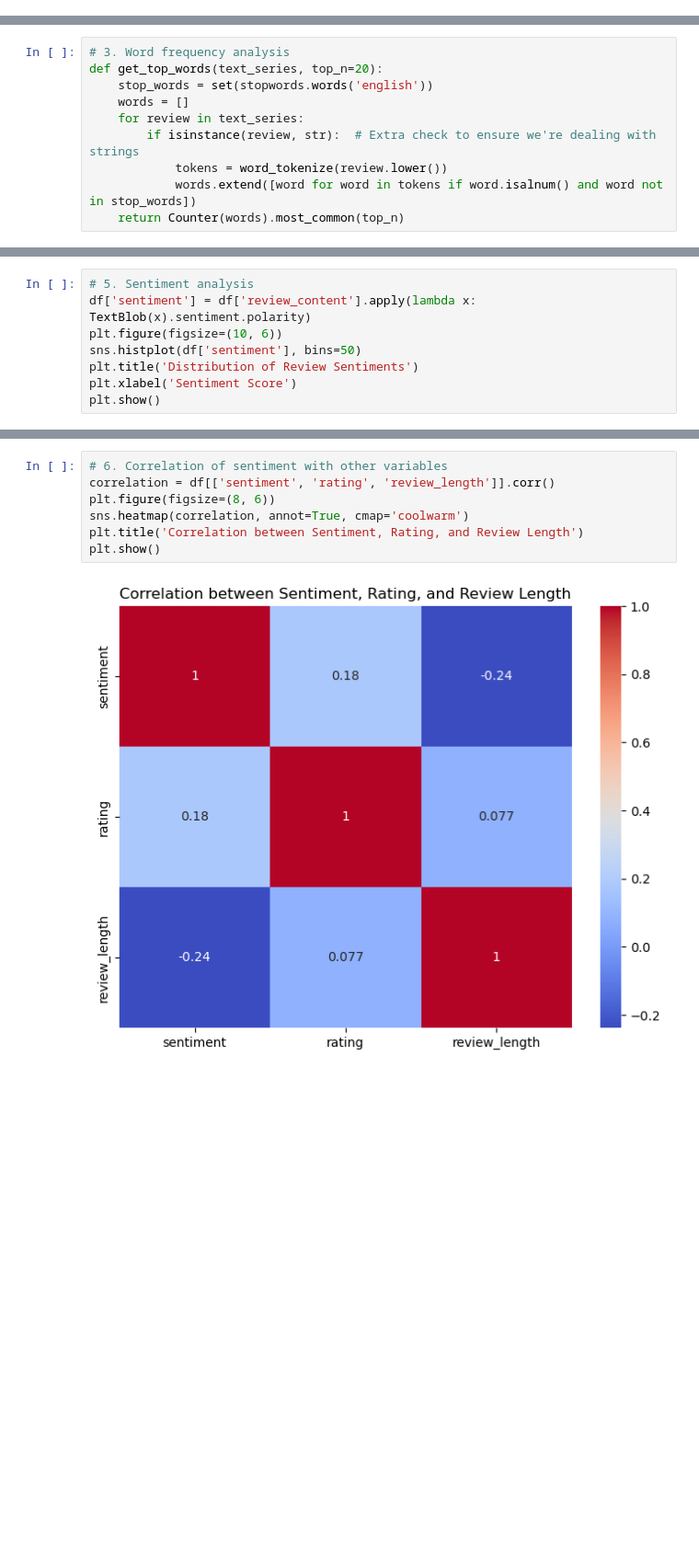
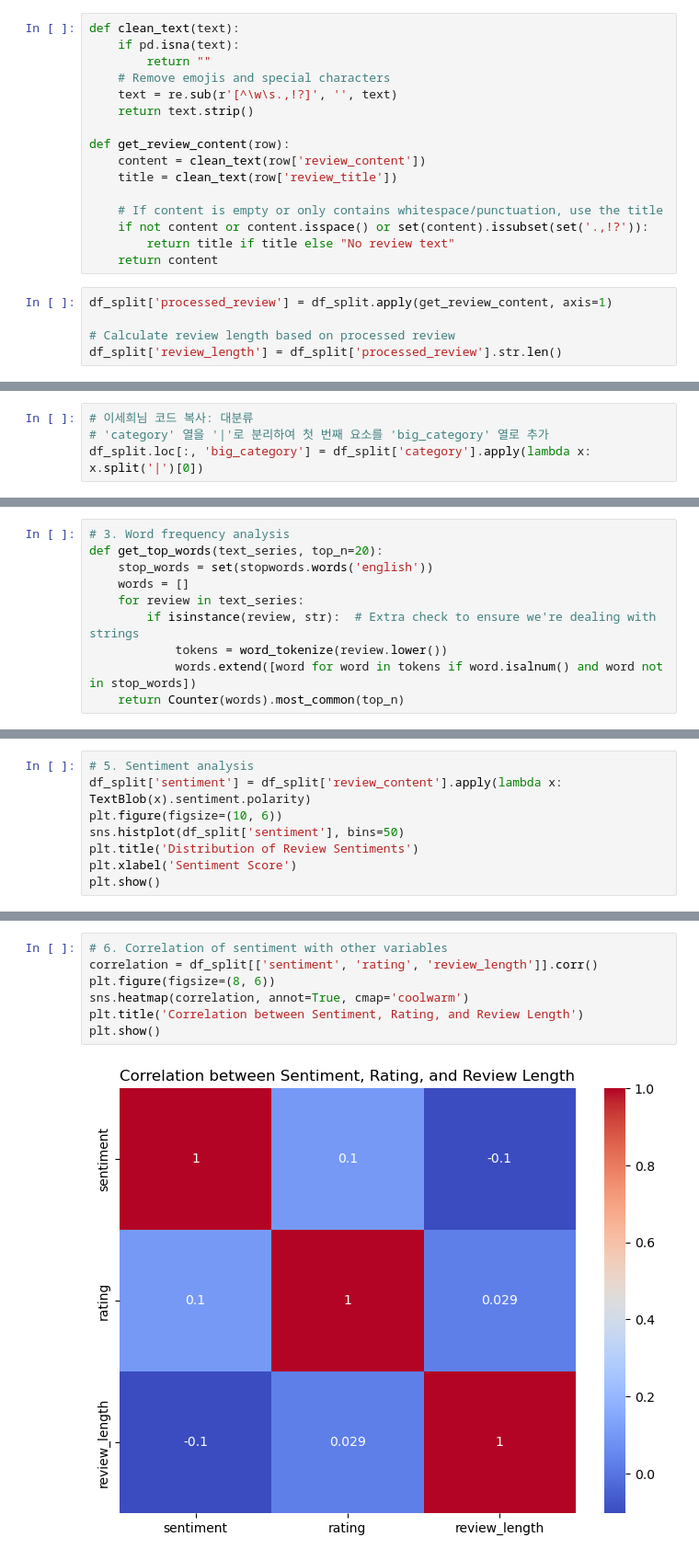
Before and after one commit to BenCyera/Amazon_sales_machine_learning, a Jupyter notebook: notebooks/yuri/review_EDA.ipynb, the cells around one changed output, grey strips where cells are left out. Shown at 92% size. Drawn from its saved outputs; the diff is of its cells as text; blank space fills up the shorter version.

Commit message:
Edited on review_EDA

```diff
--- a/notebooks/yuri/review_EDA.ipynb
+++ b/notebooks/yuri/review_EDA.ipynb
@@ -395,0 +678,21 @@ plt.show()
+# %%
+def clean_text(text):
+    if pd.isna(text):
+        return ""
+    # Remove emojis and special characters
+    text = re.sub(r'[^\w\s.,!?]', '', text)
+    return text.strip()
+
+def get_review_content(row):
+    content = clean_text(row['review_content'])
+    title = clean_text(row['review_title'])
+
+    # If content is empty or only contains whitespace/punctuation, use the title
+    if not content or content.isspace() or set(content).issubset(set('.,!?')):
+        return title if title else "No review text"
+    return content
+# %%
+df_split['processed_review'] = df_split.apply(get_review_content, axis=1)
+
+# Calculate review length based on processed review
+df_split['review_length'] = df_split['processed_review'].str.len()
@@ -395,0 +746,4 @@ plt.show()
+# %%
+# 이세희님 코드 복사: 대분류
+# 'category' 열을 '|'로 분리하여 첫 번째 요소를 'big_category' 열로 추가
+df_split.loc[:, 'big_category'] = df_split['category'].apply(lambda x: x.split('|')[0])
@@ -436,9 +809,9 @@ plt.show()
     - 시간이 되면 주관도(subjectivity)와 해당 감정 분석의 정확도도 산출하기
 # %%
 # 5. Sentiment analysis
-df['sentiment'] = df['review_content'].apply(lambda x: TextBlob(x).sentiment.polarity)
+df_split['sentiment'] = df_split['review_content'].apply(lambda x: TextBlob(x).sentiment.polarity)
 plt.figure(figsize=(10, 6))
-sns.histplot(df['sentiment'], bins=50)
+sns.histplot(df_split['sentiment'], bins=50)
 plt.title('Distribution of Review Sentiments')
 plt.xlabel('Sentiment Score')
 plt.show()
@@ -447,9 +822,9 @@ plt.show()
 # %%
 # 6. Correlation of sentiment with other variables
-correlation = df[['sentiment', 'rating', 'review_length']].corr()
+correlation = df_split[['sentiment', 'rating', 'review_length']].corr()
 plt.figure(figsize=(8, 6))
 sns.heatmap(correlation, annot=True, cmap='coolwarm')
 plt.title('Correlation between Sentiment, Rating, and Review Length')
 plt.show()
 # %% [output]
-[figure, old version]
+[figure, new version]
```
Also changed, not shown: parts of 51 cells of this notebook.
